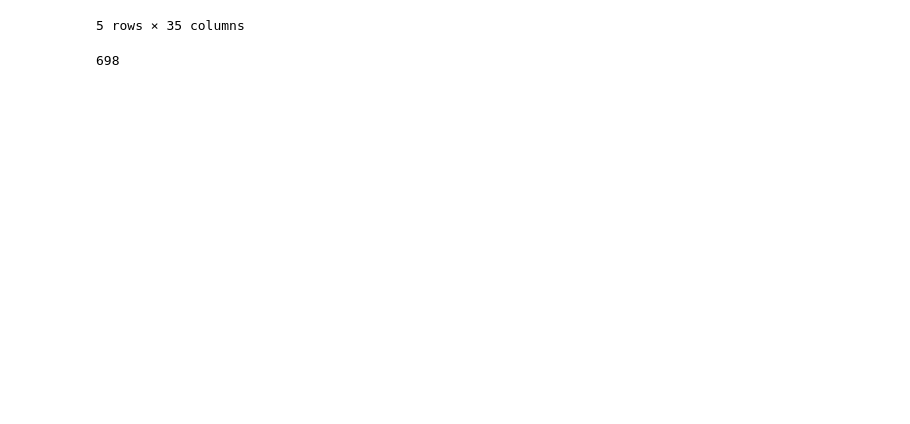
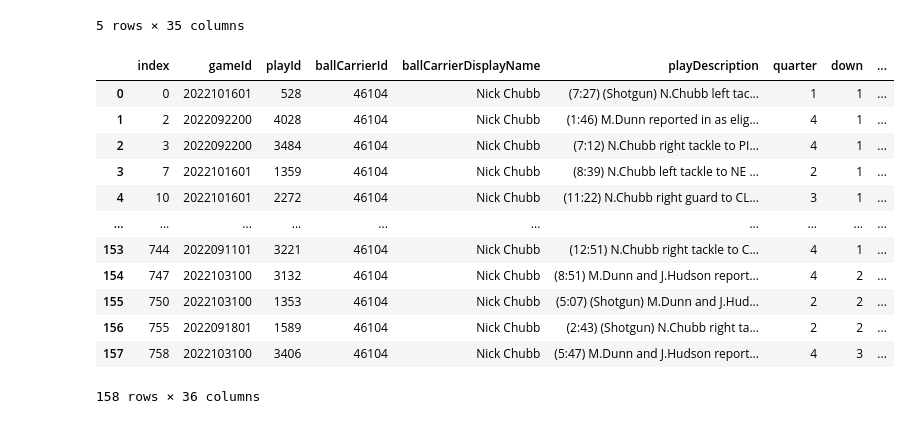
Before and after one commit to SecondHandSushi/NFL_explore_2022, a Jupyter notebook: Exploratory/plays_explore.ipynb, the cells around one changed output. Drawn from its saved outputs; the diff is of its cells as text; code cells hidden in the pictures; blank space fills up the shorter version.

```diff
--- a/Exploratory/plays_explore.ipynb
+++ b/Exploratory/plays_explore.ipynb
@@ -58,6 +58,19 @@ cle_plays_df.head()
 | 4 | 2022091801 | 428 | 43380 | Jacoby Brissett | (7:39) M.Dunn reported in as elig... | 1 | 2 | 7 | ... |
 5 rows × 35 columns
 # %%
-cle_plays_df['playId'].nunique()
+cle_nick_chubb_plays_df=cle_plays_df.loc[cle_plays_df['ballCarrierDisplayName']=='Nick Chubb']
+cle_nick_chubb_plays_df.reset_index()
 # %% [output]
+|  | index | gameId | playId | ballCarrierId | ballCarrierDisplayName | playDescription | quarter | down | ... |
+| 0 | 0 | 2022101601 | 528 | 46104 | Nick Chubb | (7:27) (Shotgun) N.Chubb left tac... | 1 | 1 | ... |
+| 1 | 2 | 2022092200 | 4028 | 46104 | Nick Chubb | (1:46) M.Dunn reported in as elig... | 4 | 1 | ... |
+| 2 | 3 | 2022092200 | 3484 | 46104 | Nick Chubb | (7:12) N.Chubb right tackle to PI... | 4 | 1 | ... |
+| 3 | 7 | 2022101601 | 1359 | 46104 | Nick Chubb | (8:39) N.Chubb left tackle to NE ... | 2 | 1 | ... |
+| 4 | 10 | 2022101601 | 2272 | 46104 | Nick Chubb | (11:22) N.Chubb right guard to CL... | 3 | 1 | ... |
+| ... | ... | ... | ... | ... | ... | ... | ... | ... | ... |
+| 153 | 744 | 2022091101 | 3221 | 46104 | Nick Chubb | (12:51) N.Chubb right tackle to C... | 4 | 1 | ... |
+| 154 | 747 | 2022103100 | 3132 | 46104 | Nick Chubb | (8:51) M.Dunn and J.Hudson report... | 4 | 2 | ... |
+| 155 | 750 | 2022103100 | 1353 | 46104 | Nick Chubb | (5:07) (Shotgun) M.Dunn and J.Hud... | 2 | 2 | ... |
+| 156 | 755 | 2022091801 | 1589 | 46104 | Nick Chubb | (2:43) (Shotgun) N.Chubb right ta... | 2 | 2 | ... |
+| 157 | 758 | 2022103100 | 3406 | 46104 | Nick Chubb | (5:47) M.Dunn and J.Hudson report... | 4 | 3 | ... |
-698
+158 rows × 36 columns
```
Also changed, not shown: parts of 1 cell of this notebook, 2 other files.
